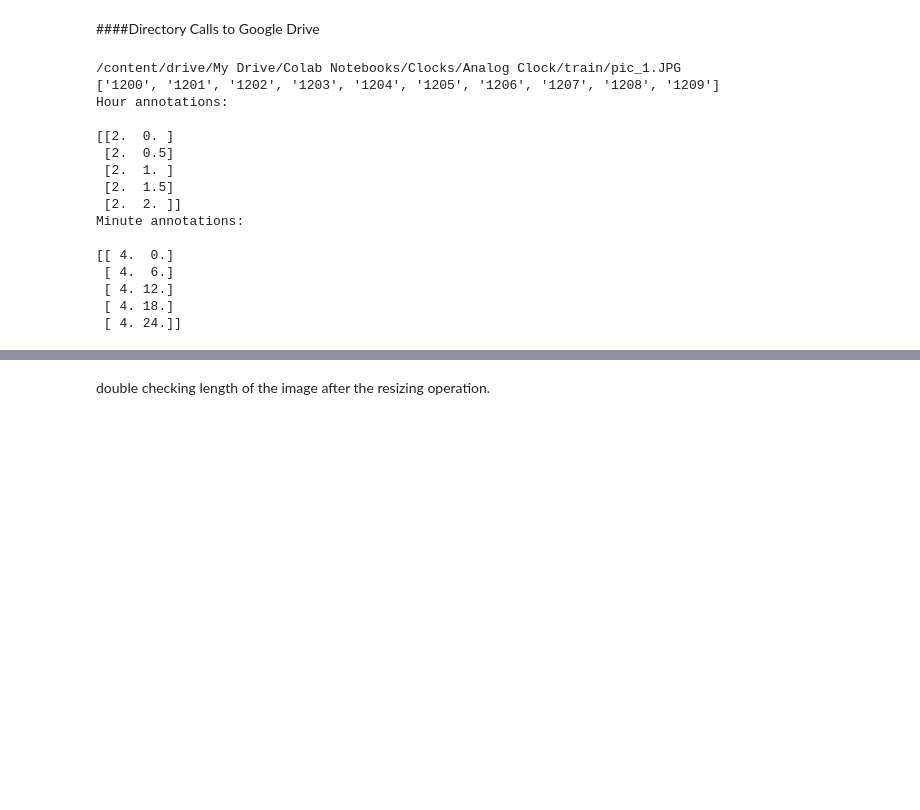
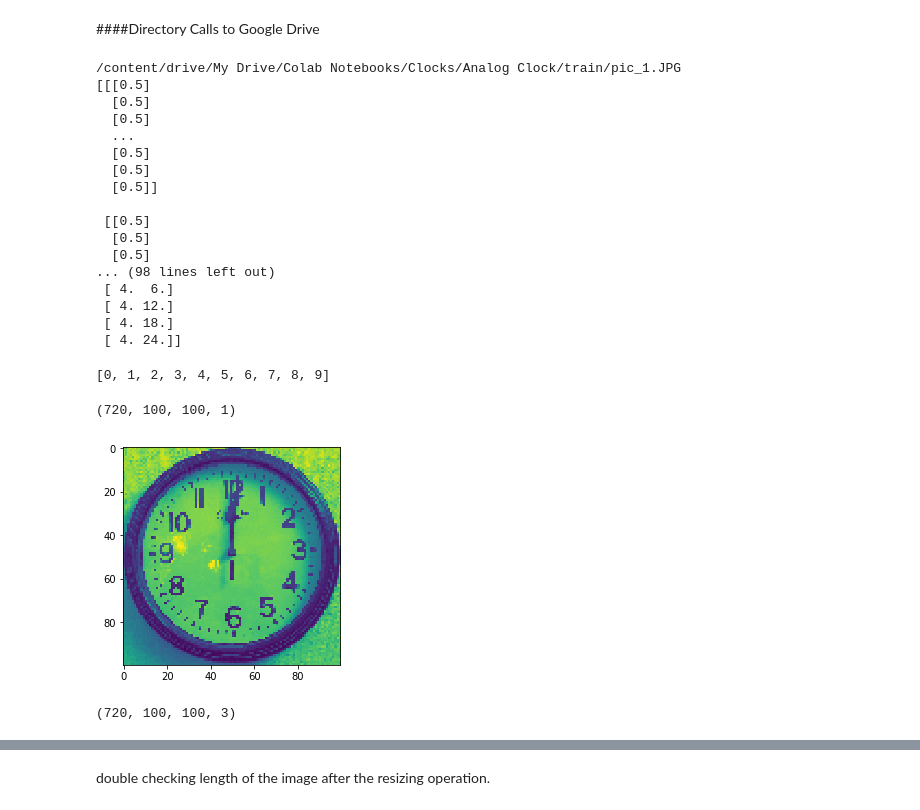
Before and after one commit to pkong0414/Deep-Learning-Projects, a Jupyter notebook: Copy_of_clockAI.ipynb, the cells around one changed output, grey strips where cells are left out. Cells and saved outputs as stored; diff of their text form; code cells hidden in the pictures; blank space fills up the shorter version.

```diff
--- a/Copy_of_clockAI.ipynb
+++ b/Copy_of_clockAI.ipynb
@@ -181,6 +182,10 @@ minute = 0.0
 #this will read the label and calculate the theta for the
 #hour hand now
 
+thetaH = []
+thetaM = []
+Hour = []
+Min = []
 for i in range( len( train_A_labels ) ):
 
   time =  train_A_labels[ i ].split( ':' )
@@ -195,6 +200,20 @@ for i in range( len( train_A_labels ) ):
 
   timeL.append( str( time[ 0 ] + time[ 1 ] ) )
 
+
+
+  X = np.full([100, 100, 1], annotate_Hour[i][1])
+  X = np.expand_dims(X, axis = 0)
+  thetaH.append(X)
+  Z = np.full([100, 100, 1], annotate_Min[i][1])
+  Z = np.expand_dims(Z, axis = 0)
+  thetaM.append(Z)
+thetaH = np.concatenate(thetaH, axis = 0)
+thetaM = np.concatenate(thetaM, axis = 0)
+print(thetaH[1])
+print(thetaM[1])
+
+
 #this will stack theta in a 720 x 1 x 2 format
 #printing output of both theta and radius
 print( timeL[ :10 ] )
@@ -203,7 +222,6 @@ print( "Hour annotations: \n" )
 print( annotate_Hour[ :5 ] )
 print( "Minute annotations: \n" )
 print( annotate_Min[ :5 ] )
-
 
 
 # img_path = image_analog[0]
@@ -224,18 +242,47 @@ print( annotate_Min[ :5 ] )
 # print(img_final.numpy().max())
 # %% [output]
 /content/drive/My Drive/Colab Notebooks/Clocks/Analog Clock/train/pic_1.JPG
-['1200', '1201', '1202', '1203', '1204', '1205', '1206', '1207', '1208', '1209']
-Hour annotations:
+[[[0.5]
+  [0.5]
+  [0.5]
+  ...
+  [0.5]
+  [0.5]
+  [0.5]]
 
-[[2.  0. ]
- [2.  0.5]
- [2.  1. ]
- [2.  1.5]
- [2.  2. ]]
-Minute annotations:
-
-[[ 4.  0.]
+ [[0.5]
+  [0.5]
+  [0.5]
+... (98 lines left out)
  [ 4.  6.]
  [ 4. 12.]
  [ 4. 18.]
  [ 4. 24.]]
+# %%
+label_to_index = dict((name, index) for index, name in enumerate(timeL))
+list_values = [ v for v in label_to_index.values() ]
+list_values
+y_output = keras.utils.to_categorical(list_values, num_classes = 720)
+print( list_values[:10] )
+# %% [output]
+[0, 1, 2, 3, 4, 5, 6, 7, 8, 9]
+# %%
+#puts everything into a (720, 100, 100, 1) 4d tensor
+imgs = []
+for images in image_analog:
+  img = image.load_img( images, target_size =( 100, 100 ), color_mode = "grayscale" )
+  image_tensor = image.img_to_array( img )
+  image_tensor = np.expand_dims( image_tensor, axis = 0 )
+  image_tensor /= 255.0
+  imgs.append(image_tensor)
+
+imgs = np.concatenate(imgs, axis = 0)
+print( imgs.shape )
+# %% [output]
+(720, 100, 100, 1)
+# %%
+#show one grayscale image
+plt.imshow( imgs[1, :, : ,0] )
+plt.show()
+# %% [output]
+[figure, added]
@@ -241,0 +293,5 @@ Minute annotations:
+# %%
+#sanity check of new 4d tensor
+print(x_input.shape)
+# %% [output]
+(720, 100, 100, 3)
```
Also changed, not shown: parts of 10 cells of this notebook.
